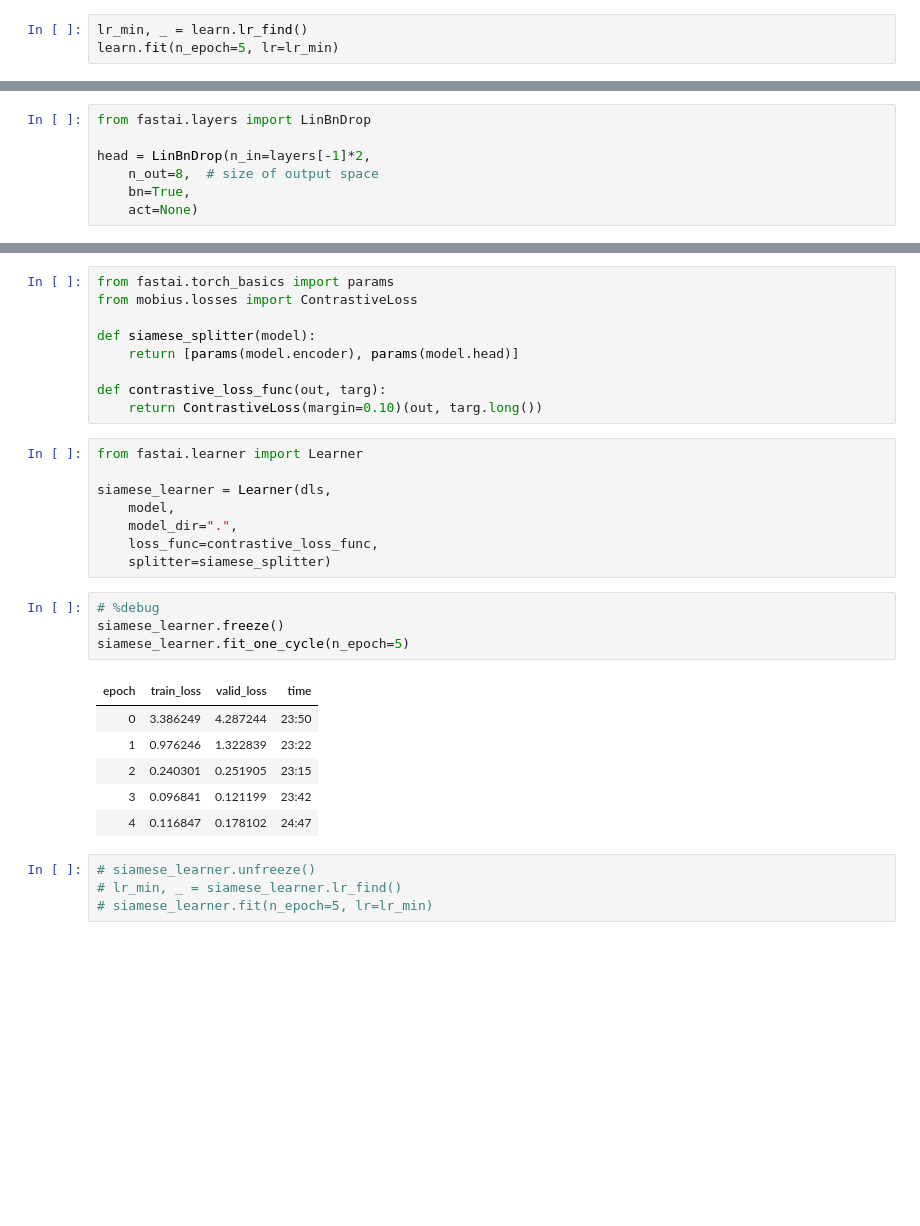
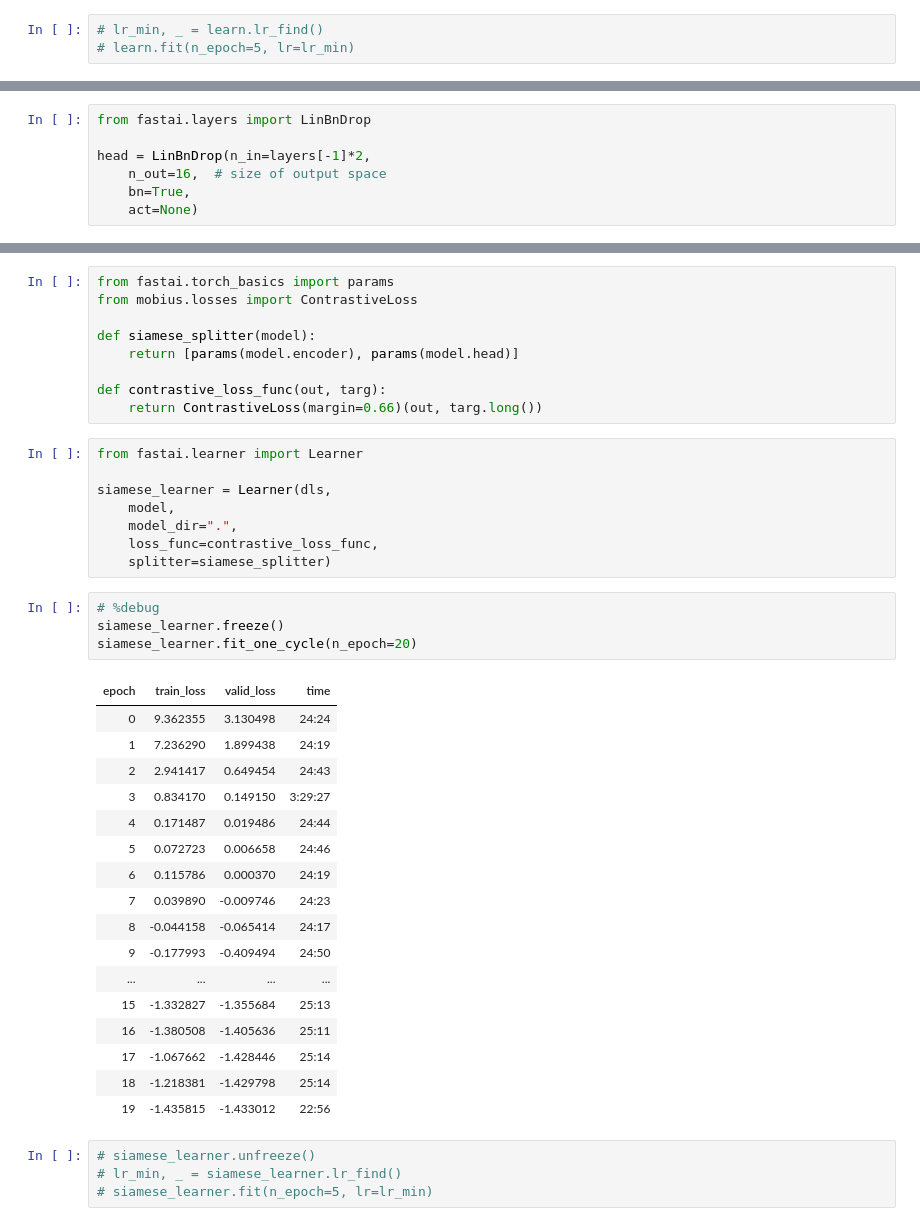
Before and after one commit to macrae/mobius, a Jupyter notebook: nbs/exp_3_coop.ipynb, the cells around one changed output, grey strips where cells are left out. Saved outputs shown, nothing was run; the diff lists cells and outputs as text; blank space fills up the shorter version.

```diff
--- a/nbs/exp_3_coop.ipynb
+++ b/nbs/exp_3_coop.ipynb
@@ -353,3 +353,3 @@ learn.fit_one_cycle(n_epoch=12)
 # %%
-lr_min, _ = learn.lr_find()
-learn.fit(n_epoch=5, lr=lr_min)
+# lr_min, _ = learn.lr_find()
+# learn.fit(n_epoch=5, lr=lr_min)
@@ -466,7 +478,7 @@ We create a new head that doubles the input shape to the last layer of the train
 from fastai.layers import LinBnDrop
 
 head = LinBnDrop(n_in=layers[-1]*2,
-    n_out=8,  # size of output space
+    n_out=16,  # size of output space
     bn=True,
     act=None)
 # %%
@@ -481,7 +493,7 @@ def siamese_splitter(model):
     return [params(model.encoder), params(model.head)]
 
 def contrastive_loss_func(out, targ):
-    return ContrastiveLoss(margin=0.10)(out, targ.long())
+    return ContrastiveLoss(margin=0.66)(out, targ.long())
 # %%
 from fastai.learner import Learner
 
@@ -493,14 +505,25 @@ siamese_learner = Learner(dls,
 # %%
 # %debug
 siamese_learner.freeze()
-siamese_learner.fit_one_cycle(n_epoch=5)
+siamese_learner.fit_one_cycle(n_epoch=20)
 # %% [output]
 | epoch | train_loss | valid_loss | time |
-| 0 | 3.386249 | 4.287244 | 23:50 |
-| 1 | 0.976246 | 1.322839 | 23:22 |
-| 2 | 0.240301 | 0.251905 | 23:15 |
-| 3 | 0.096841 | 0.121199 | 23:42 |
-| 4 | 0.116847 | 0.178102 | 24:47 |
+| 0 | 9.362355 | 3.130498 | 24:24 |
+| 1 | 7.236290 | 1.899438 | 24:19 |
+| 2 | 2.941417 | 0.649454 | 24:43 |
+| 3 | 0.834170 | 0.149150 | 3:29:27 |
+| 4 | 0.171487 | 0.019486 | 24:44 |
+| 5 | 0.072723 | 0.006658 | 24:46 |
+| 6 | 0.115786 | 0.000370 | 24:19 |
+| 7 | 0.039890 | -0.009746 | 24:23 |
+| 8 | -0.044158 | -0.065414 | 24:17 |
+| 9 | -0.177993 | -0.409494 | 24:50 |
+| ... | ... | ... | ... |
+| 15 | -1.332827 | -1.355684 | 25:13 |
+| 16 | -1.380508 | -1.405636 | 25:11 |
+| 17 | -1.067662 | -1.428446 | 25:14 |
+| 18 | -1.218381 | -1.429798 | 25:14 |
+| 19 | -1.435815 | -1.433012 | 22:56 |
 # %%
 # siamese_learner.unfreeze()
 # lr_min, _ = siamese_learner.lr_find()
```
Also changed, not shown: parts of 27 cells of this notebook, 5 other files.
